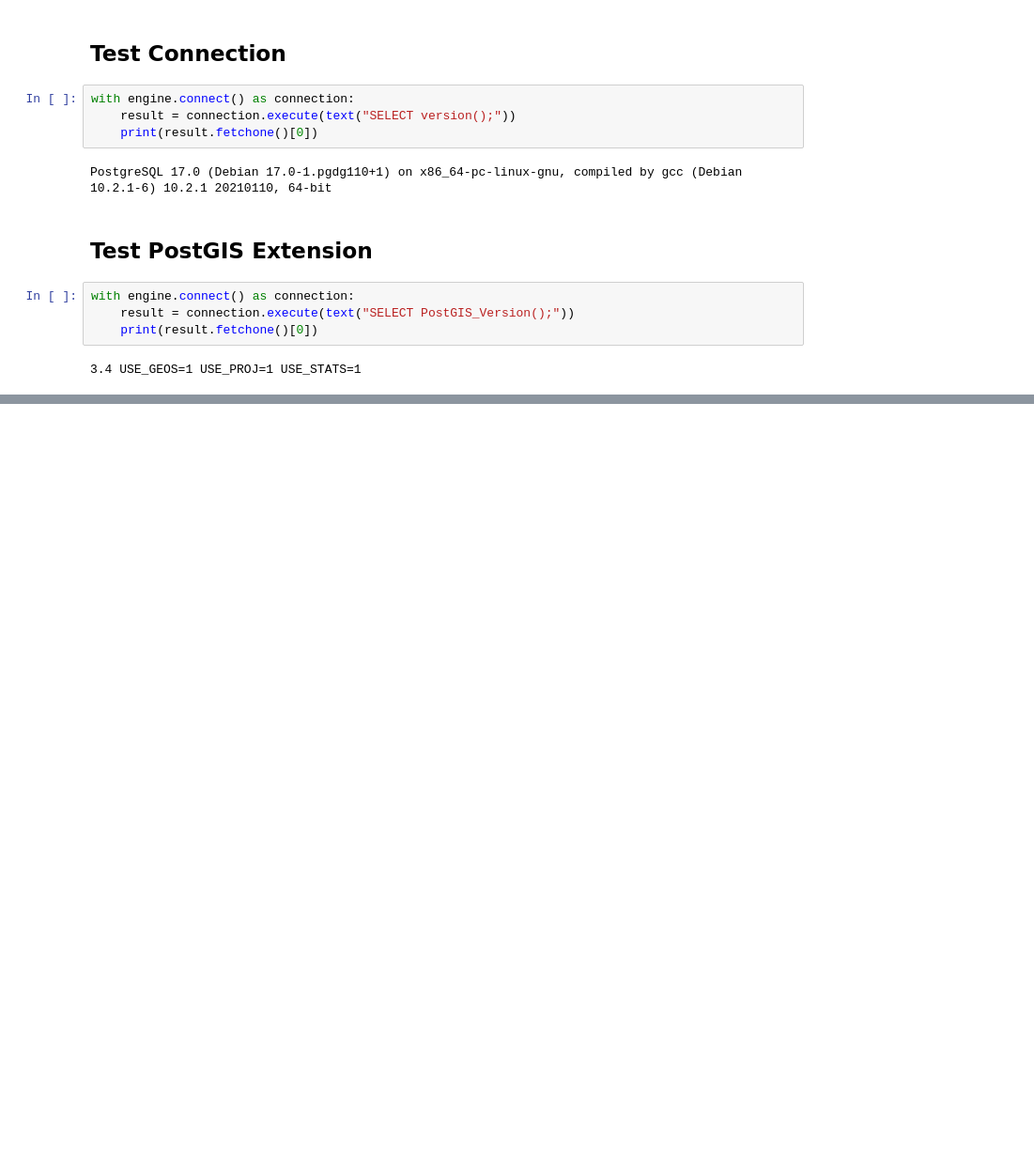
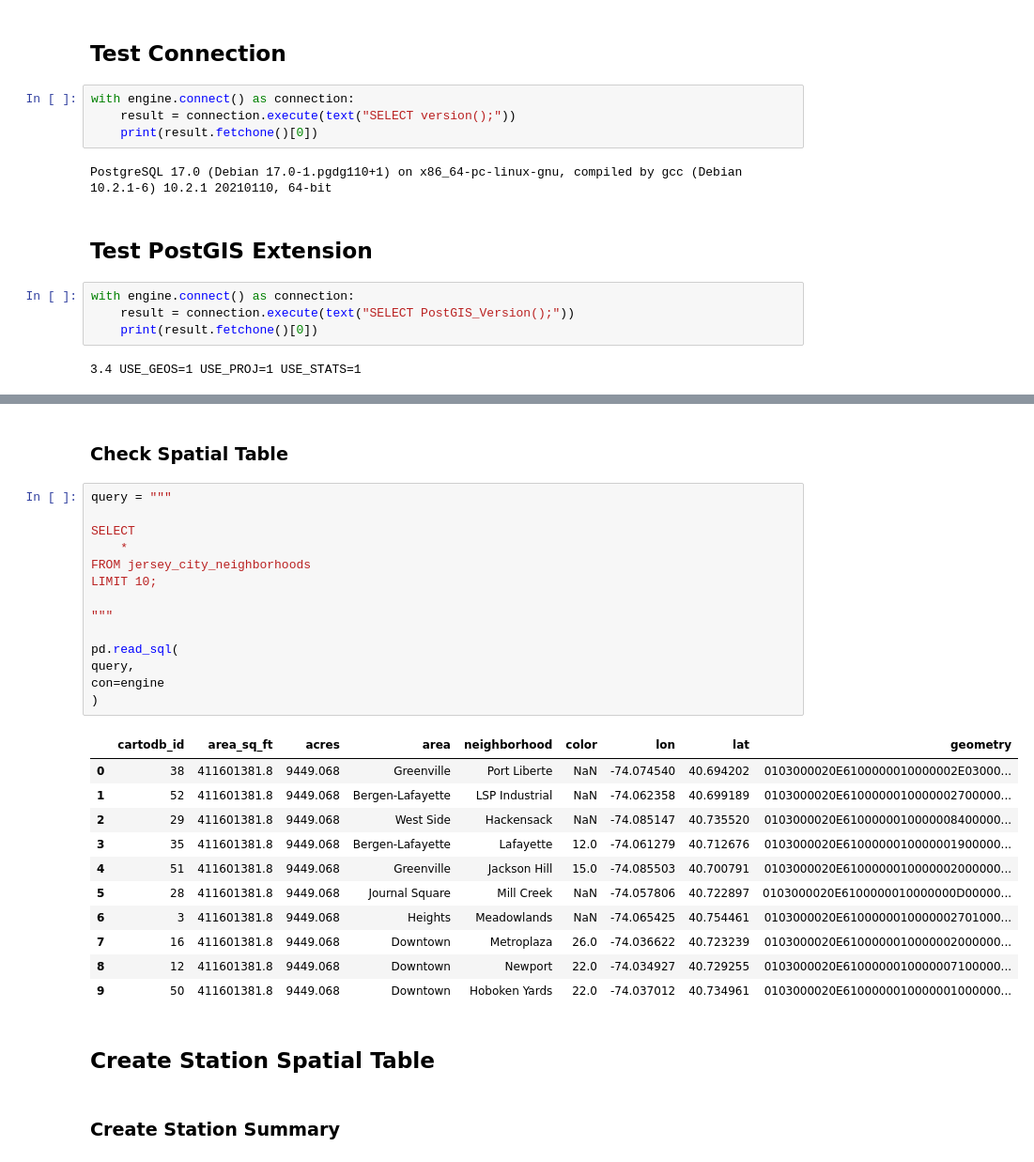
Before and after one commit to VahYavryan/citibike_project, a Jupyter notebook: notebook/06_sqlalchemy_with_citibike.ipynb, the cells around one changed output, grey strips where cells are left out. Shown at 94% size. Drawn from its saved outputs; the diff is of its cells as text; blank space fills up the shorter version.

```diff
--- a/notebook/06_sqlalchemy_with_citibike.ipynb
+++ b/notebook/06_sqlalchemy_with_citibike.ipynb
@@ -74,0 +292,32 @@ with engine.connect() as connection:
+# %% [markdown]
+### Check Spatial Table
+# %%
+query = """
+
+SELECT
+    *
+FROM jersey_city_neighborhoods
+LIMIT 10;
+
+"""
+
+pd.read_sql(
+query,
+con=engine
+)
+# %% [output]
+|  | cartodb_id | area_sq_ft | acres | area | neighborhood | color | lon | lat | geometry |
+| 0 | 38 | 411601381.8 | 9449.068 | Greenville | Port Liberte | NaN | -74.074540 | 40.694202 | 0103000020E6100000010000002E03000... |
+| 1 | 52 | 411601381.8 | 9449.068 | Bergen-Lafayette | LSP Industrial | NaN | -74.062358 | 40.699189 | 0103000020E6100000010000002700000... |
+| 2 | 29 | 411601381.8 | 9449.068 | West Side | Hackensack | NaN | -74.085147 | 40.735520 | 0103000020E6100000010000008400000... |
+| 3 | 35 | 411601381.8 | 9449.068 | Bergen-Lafayette | Lafayette | 12.0 | -74.061279 | 40.712676 | 0103000020E6100000010000001900000... |
+| 4 | 51 | 411601381.8 | 9449.068 | Greenville | Jackson Hill | 15.0 | -74.085503 | 40.700791 | 0103000020E6100000010000002000000... |
+| 5 | 28 | 411601381.8 | 9449.068 | Journal Square | Mill Creek | NaN | -74.057806 | 40.722897 | 0103000020E6100000010000000D00000... |
+| 6 | 3 | 411601381.8 | 9449.068 | Heights | Meadowlands | NaN | -74.065425 | 40.754461 | 0103000020E6100000010000002701000... |
+| 7 | 16 | 411601381.8 | 9449.068 | Downtown | Metroplaza | 26.0 | -74.036622 | 40.723239 | 0103000020E6100000010000002000000... |
+| 8 | 12 | 411601381.8 | 9449.068 | Downtown | Newport | 22.0 | -74.034927 | 40.729255 | 0103000020E6100000010000007100000... |
+| 9 | 50 | 411601381.8 | 9449.068 | Downtown | Hoboken Yards | 22.0 | -74.037012 | 40.734961 | 0103000020E6100000010000001000000... |
+# %% [markdown]
+## Create Station Spatial Table
+# %% [markdown]
+### Create Station Summary
```
Also changed, not shown: parts of 76 cells of this notebook, 1 other file.
